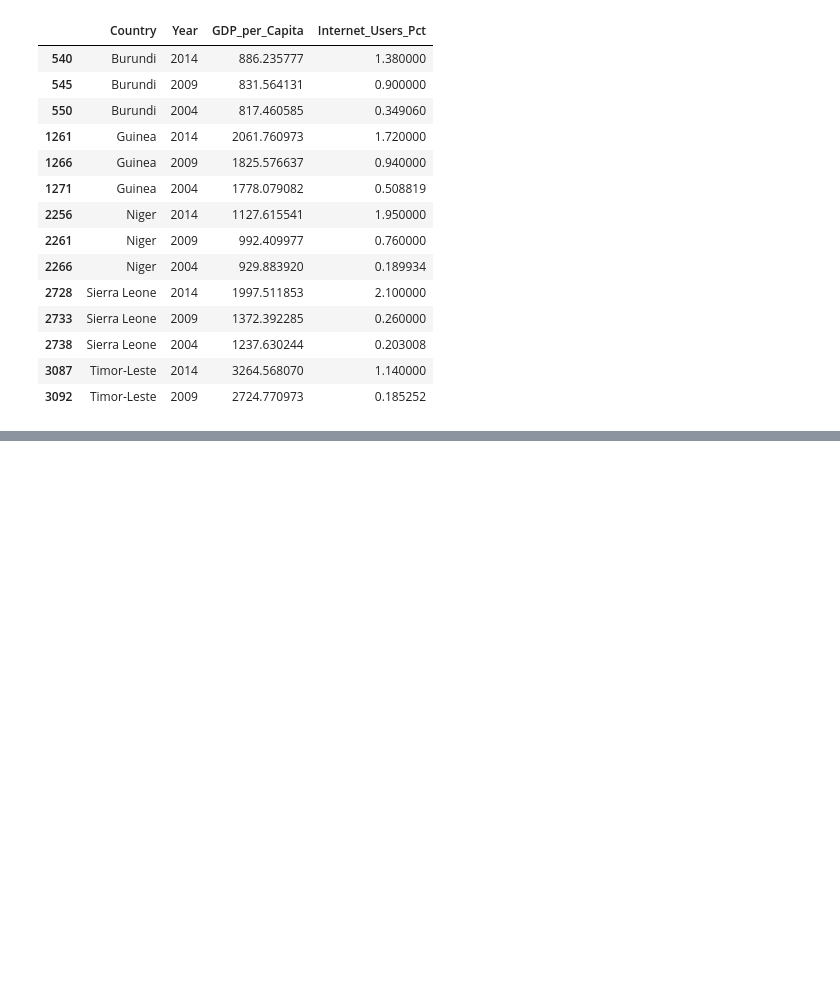
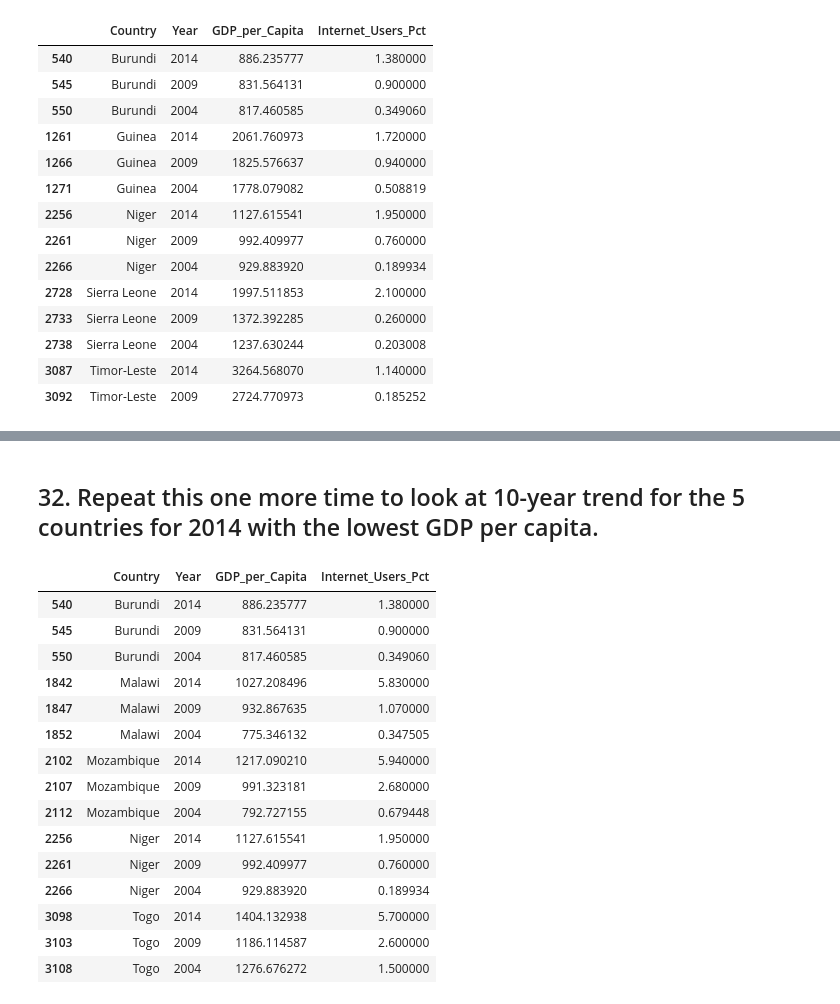
Before and after one commit to NSS-Full-Time-Data-Analytics-7/gdp-and-internet-usage-austin-davis, a Jupyter notebook: notebooks/gdp_and_internet_usage.ipynb, the cells around one changed output, grey strips where cells are left out. Cells and saved outputs as stored; diff of their text form; code cells hidden in the pictures; blank space fills up the shorter version.

```diff
--- a/notebooks/gdp_and_internet_usage.ipynb
+++ b/notebooks/gdp_and_internet_usage.ipynb
@@ -512,0 +563,23 @@ plt.show
+# %% [markdown]
+## 32. Repeat this one more time to look at 10-year trend for the 5 countries for 2014 with the lowest GDP per capita.
+# %%
+bottom_gdp_country_list = ['Togo', 'Mozambique', 'Niger', 'Malawi', 'Burundi']
+bottom_5_gdp = years.query('Country in @bottom_gdp_country_list')
+bottom_5_gdp
+# %% [output]
+|  | Country | Year | GDP_per_Capita | Internet_Users_Pct |
+| 540 | Burundi | 2014 | 886.235777 | 1.380000 |
+| 545 | Burundi | 2009 | 831.564131 | 0.900000 |
+| 550 | Burundi | 2004 | 817.460585 | 0.349060 |
+| 1842 | Malawi | 2014 | 1027.208496 | 5.830000 |
+| 1847 | Malawi | 2009 | 932.867635 | 1.070000 |
+| 1852 | Malawi | 2004 | 775.346132 | 0.347505 |
+| 2102 | Mozambique | 2014 | 1217.090210 | 5.940000 |
+| 2107 | Mozambique | 2009 | 991.323181 | 2.680000 |
+| 2112 | Mozambique | 2004 | 792.727155 | 0.679448 |
+| 2256 | Niger | 2014 | 1127.615541 | 1.950000 |
+| 2261 | Niger | 2009 | 992.409977 | 0.760000 |
+| 2266 | Niger | 2004 | 929.883920 | 0.189934 |
+| 3098 | Togo | 2014 | 1404.132938 | 5.700000 |
+| 3103 | Togo | 2009 | 1186.114587 | 2.600000 |
+| 3108 | Togo | 2004 | 1276.676272 | 1.500000 |
```
Also changed, not shown: parts of 44 cells of this notebook.
